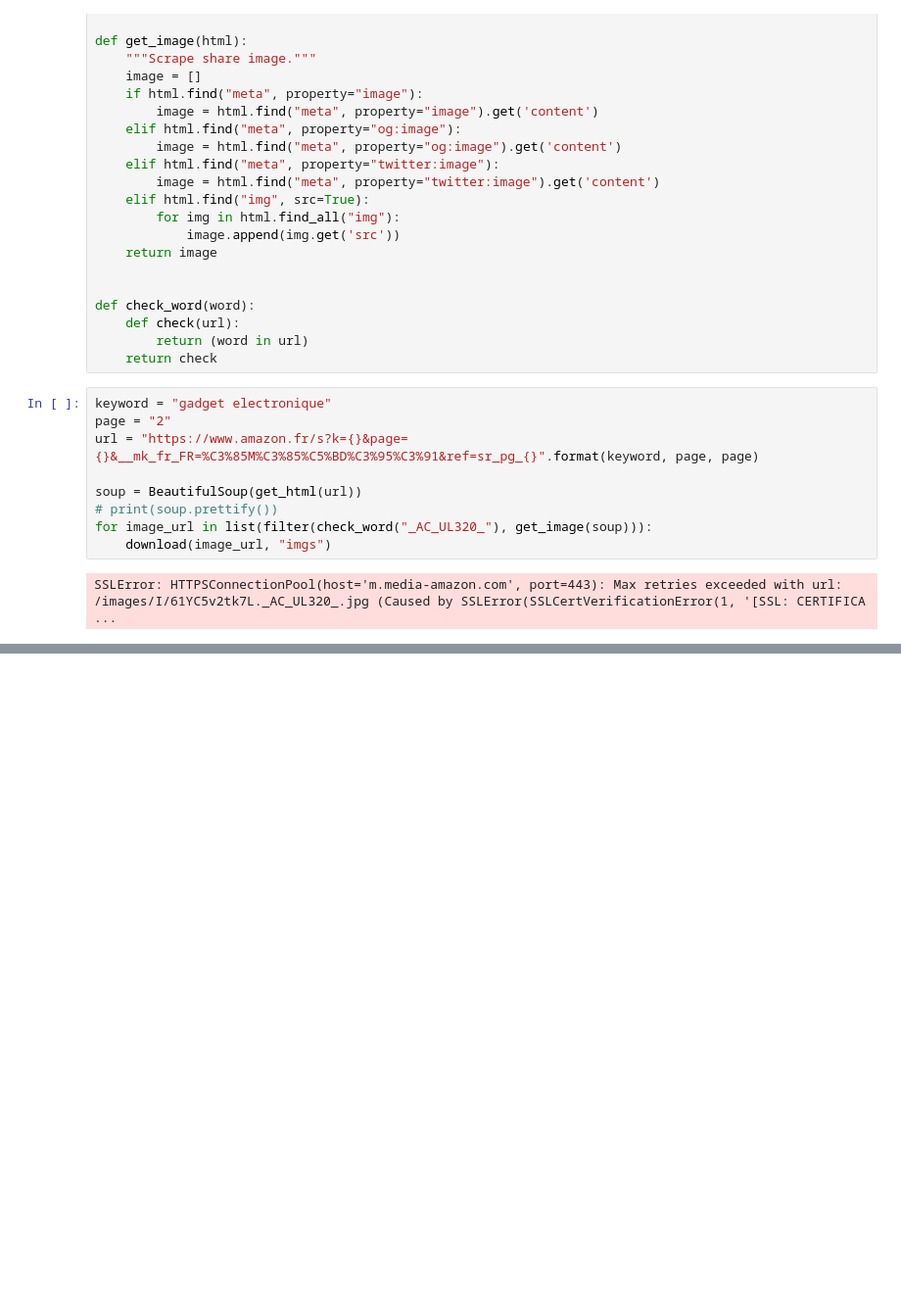
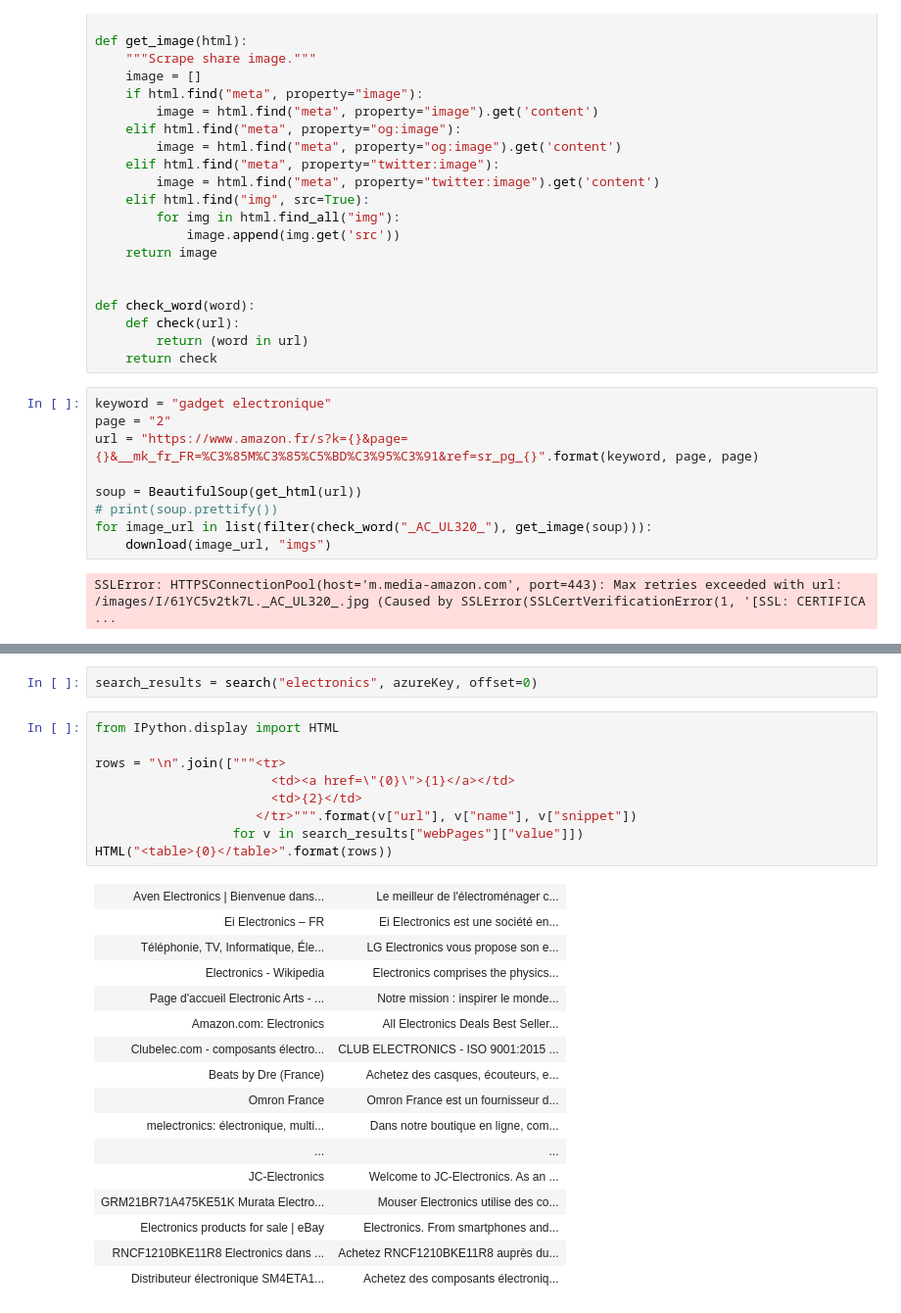
Before and after one commit to tang-ji/website-memorability-prediction, a Jupyter notebook: page_downloading.ipynb, the cells around one changed output, grey strips where cells are left out. Shown at 98% size. Drawn from its saved outputs; the diff is of its cells as text; blank space fills up the shorter version.

```diff
--- a/page_downloading.ipynb
+++ b/page_downloading.ipynb
@@ -47,0 +91,28 @@ SSLError: HTTPSConnectionPool(host='m.media-amazon.com', port=443): Max retries
+# %%
+search_results = search("electronics", azureKey, offset=0)
+# %%
+from IPython.display import HTML
+
+rows = "\n".join(["""<tr>
+                       <td><a href=\"{0}\">{1}</a></td>
+                       <td>{2}</td>
+                     </tr>""".format(v["url"], v["name"], v["snippet"])
+                  for v in search_results["webPages"]["value"]])
+HTML("<table>{0}</table>".format(rows))
+# %% [output]
+| Aven Electronics | Bienvenue dans... | Le meilleur de l'électroménager c... |
+| Ei Electronics – FR | Ei Electronics est une société en... |
+| Téléphonie, TV, Informatique, Éle... | LG Electronics vous propose son e... |
+| Electronics - Wikipedia | Electronics comprises the physics... |
+| Page d'accueil Electronic Arts - ... | Notre mission : inspirer le monde... |
+| Amazon.com: Electronics | All Electronics Deals Best Seller... |
+| Clubelec.com - composants électro... | CLUB ELECTRONICS - ISO 9001:2015 ... |
+| Beats by Dre (France) | Achetez des casques, écouteurs, e... |
+| Omron France | Omron France est un fournisseur d... |
+| melectronics: électronique, multi... | Dans notre boutique en ligne, com... |
+| ... | ... |
+| JC-Electronics | Welcome to JC-Electronics. As an ... |
+| GRM21BR71A475KE51K Murata Electro... | Mouser Electronics utilise des co... |
+| Electronics products for sale | eBay | Electronics. From smartphones and... |
+| RNCF1210BKE11R8 Electronics dans ... | Achetez RNCF1210BKE11R8 auprès du... |
+| Distributeur électronique SM4ETA1... | Achetez des composants électroniq... |
```
Also changed, not shown: parts of 1 cell of this notebook, 1 other file.
